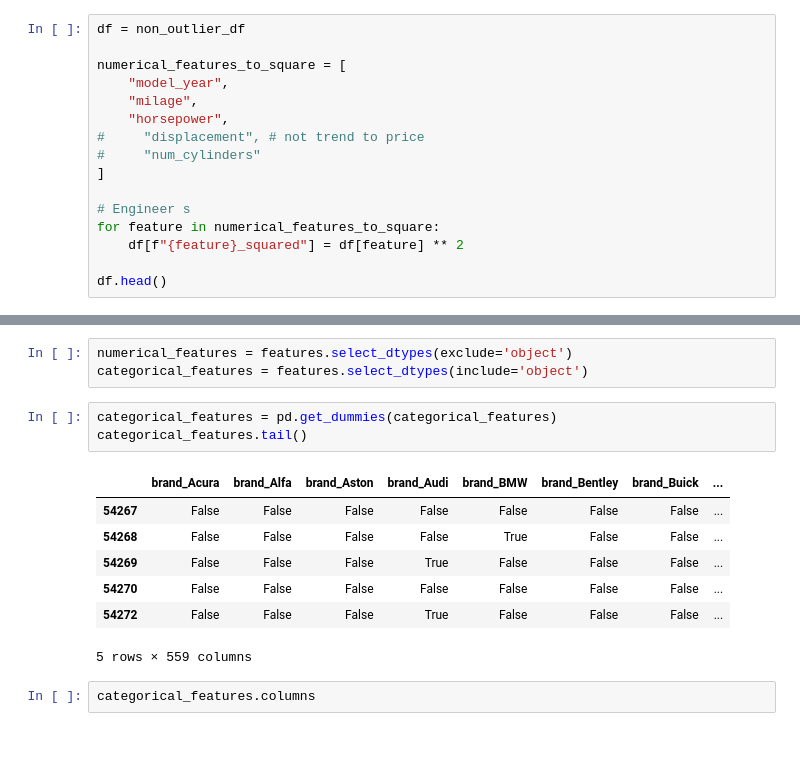
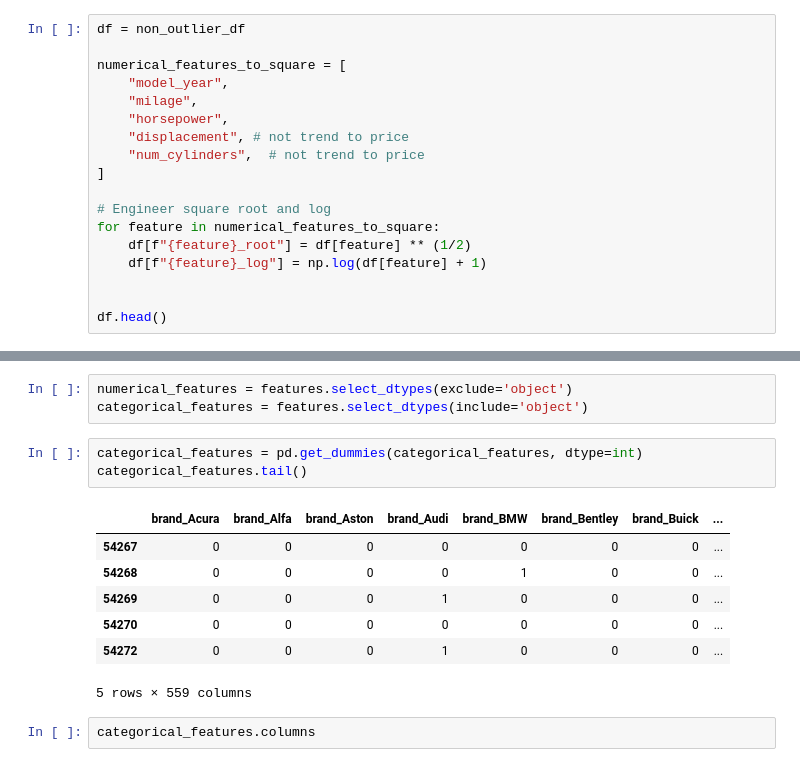
Before and after one commit to SiegfredLorelle/kagglex-car-price-prediction, a Jupyter notebook: kagglex-car-price.ipynb, the cells around one changed output, grey strips where cells are left out. Drawn from its saved outputs; the diff is of its cells as text.

```diff
--- a/kagglex-car-price.ipynb
+++ b/kagglex-car-price.ipynb
@@ -1204,13 +1208,15 @@ numerical_features_to_square = [
     "model_year",
     "milage",
     "horsepower",
-#     "displacement", # not trend to price
-#     "num_cylinders"
+    "displacement", # not trend to price
+    "num_cylinders",  # not trend to price
 ]
 
-# Engineer s
+# Engineer square root and log
 for feature in numerical_features_to_square:
-    df[f"{feature}_squared"] = df[feature] ** 2
+    df[f"{feature}_root"] = df[feature] ** (1/2)
+    df[f"{feature}_log"] = np.log(df[feature] + 1)
+
 
 df.head()
 # %% [output]
@@ -1271,15 +1280,15 @@ Name: price, Length: 48304, dtype: int64
 numerical_features = features.select_dtypes(exclude='object')
 categorical_features = features.select_dtypes(include='object')
 # %%
-categorical_features = pd.get_dummies(categorical_features)
+categorical_features = pd.get_dummies(categorical_features, dtype=int)
 categorical_features.tail()
 # %% [output]
 |  | brand_Acura | brand_Alfa | brand_Aston | brand_Audi | brand_BMW | brand_Bentley | brand_Buick | ... |
-| 54267 | False | False | False | False | False | False | False | ... |
-| 54268 | False | False | False | False | True | False | False | ... |
-| 54269 | False | False | False | True | False | False | False | ... |
-| 54270 | False | False | False | False | False | False | False | ... |
-| 54272 | False | False | False | True | False | False | False | ... |
+| 54267 | 0 | 0 | 0 | 0 | 0 | 0 | 0 | ... |
+| 54268 | 0 | 0 | 0 | 0 | 1 | 0 | 0 | ... |
+| 54269 | 0 | 0 | 0 | 1 | 0 | 0 | 0 | ... |
+| 54270 | 0 | 0 | 0 | 0 | 0 | 0 | 0 | ... |
+| 54272 | 0 | 0 | 0 | 1 | 0 | 0 | 0 | ... |
 5 rows × 559 columns
 # %%
 categorical_features.columns
```
Also changed, not shown: parts of 22 cells of this notebook.
